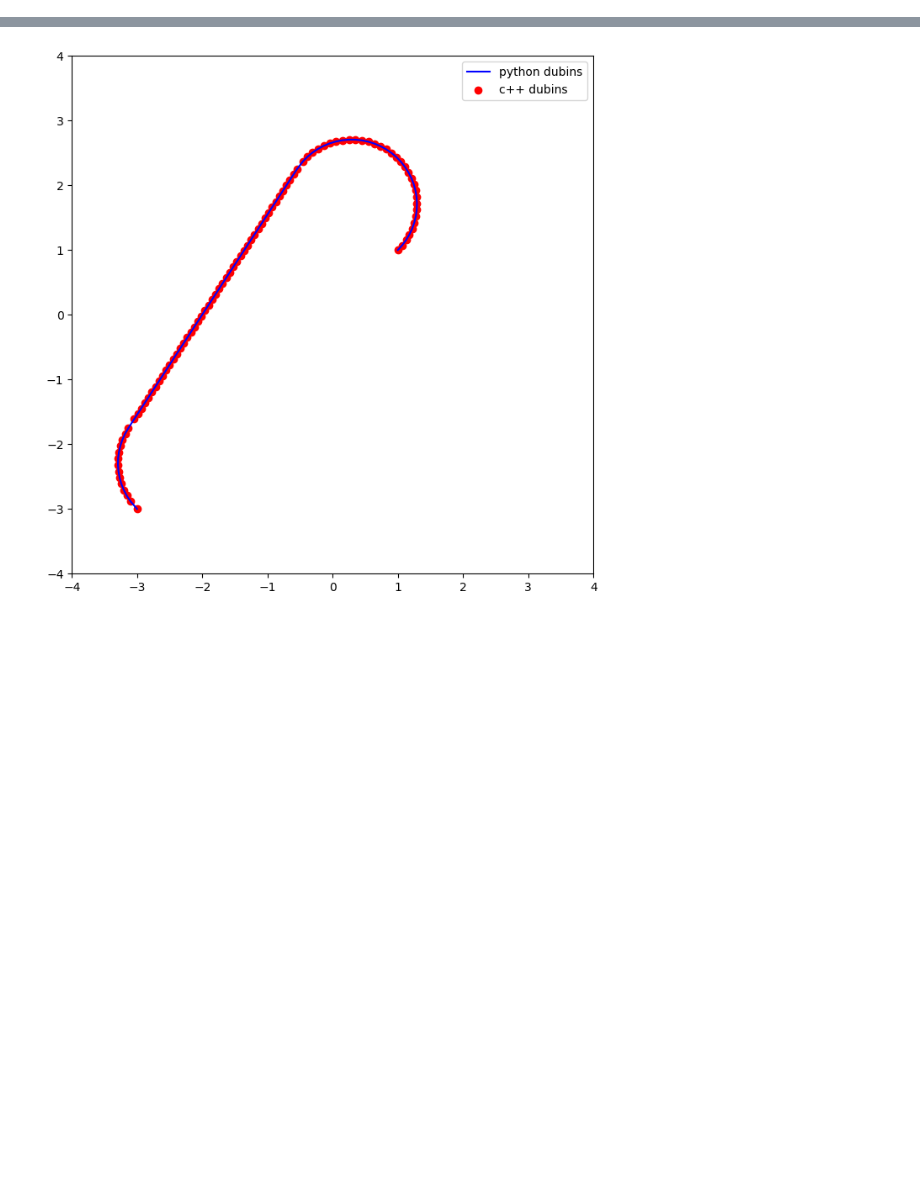
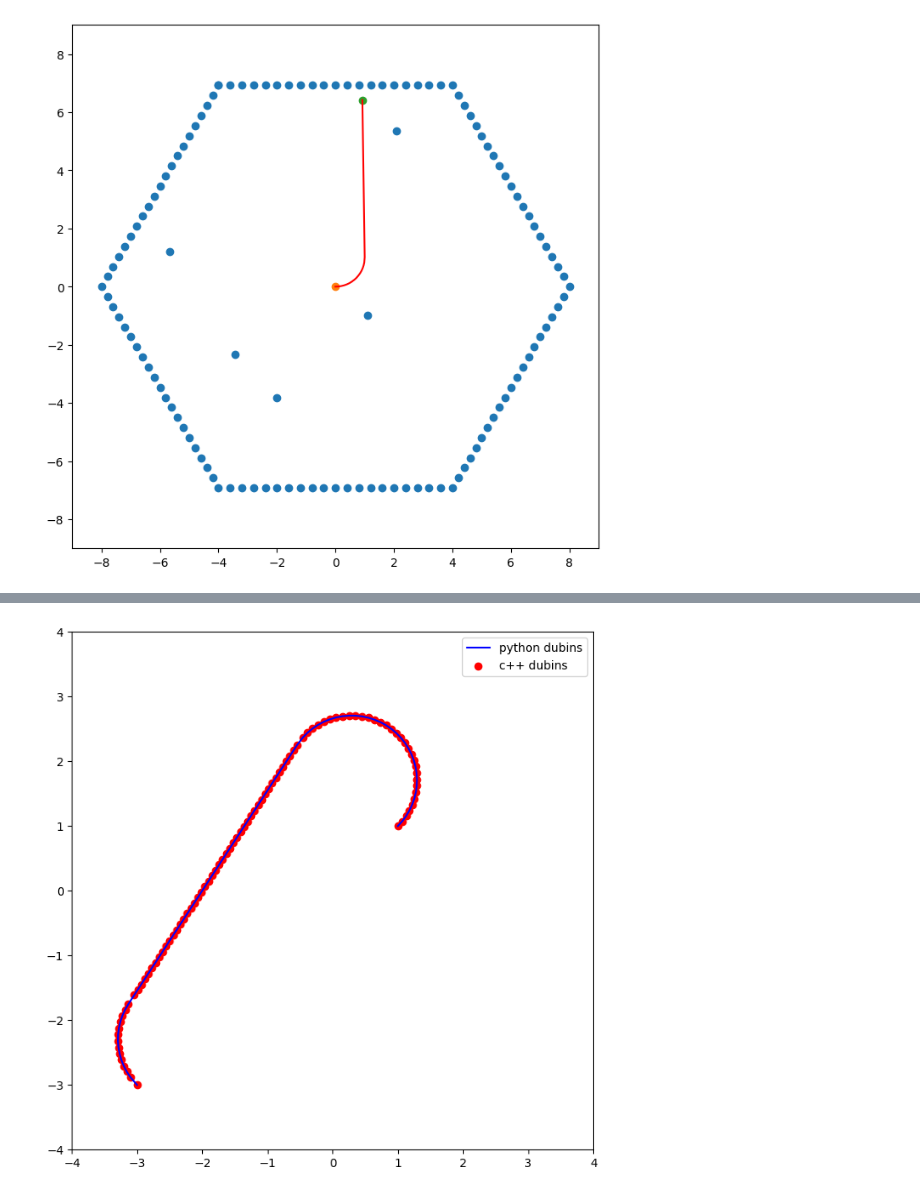
Before and after one commit to nicolazilio0/MAPF, a Jupyter notebook: path_planning/src/rtt_start_python/rrt_start_simplify.ipynb, the cells around one changed output, grey strips where cells are left out. Saved outputs shown, nothing was run; the diff lists cells and outputs as text; code cells hidden in the pictures; blank space fills up the shorter version.

```diff
--- a/path_planning/src/rtt_start_python/rrt_start_simplify.ipynb
+++ b/path_planning/src/rtt_start_python/rrt_start_simplify.ipynb
@@ -342,3 +472,14 @@ plt.show()
+# %%
+plt.figure(figsize=(8, 8))
+plt.xlim(-9, 9)
+plt.ylim(-9, 9)
+plt.scatter(obstacleList[...,0], obstacleList[...,1])
+plt.scatter(0,0)
+plt.scatter(goal[0], goal[1])
+plt.plot([x for (x, y) in path], [y for (x, y) in path], color="red")
+plt.show()
+# %% [output]
+[figure, added]
 # %%
 path
 # %% [output]
```
Also changed, not shown: parts of 14 cells of this notebook, 2 other files.
